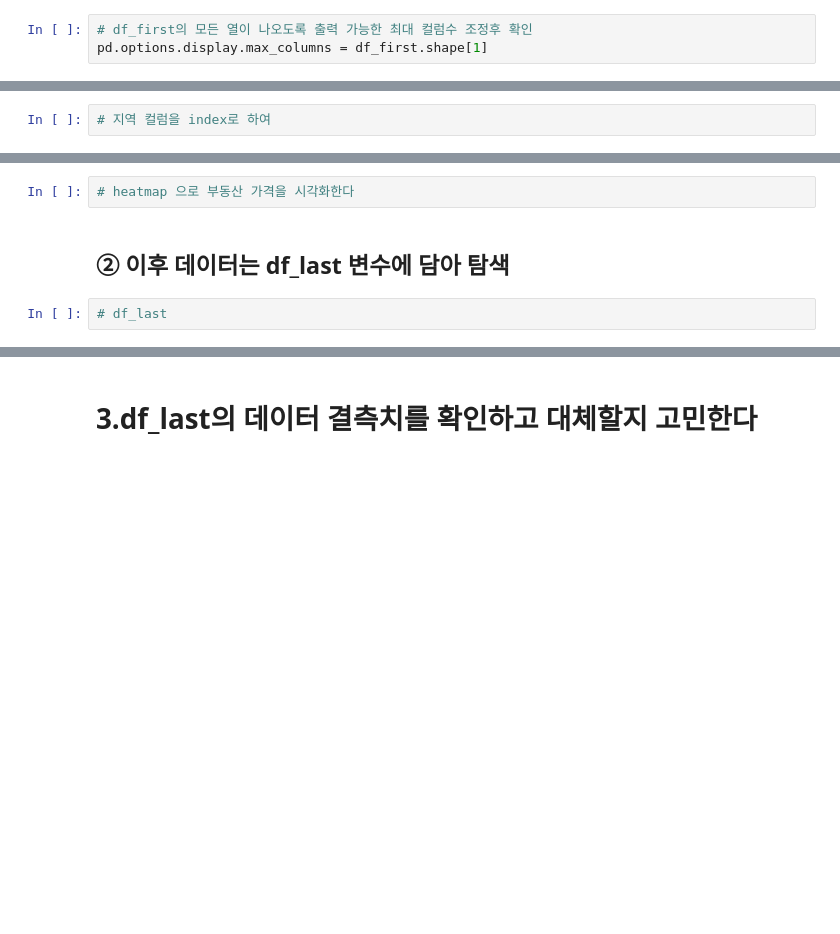
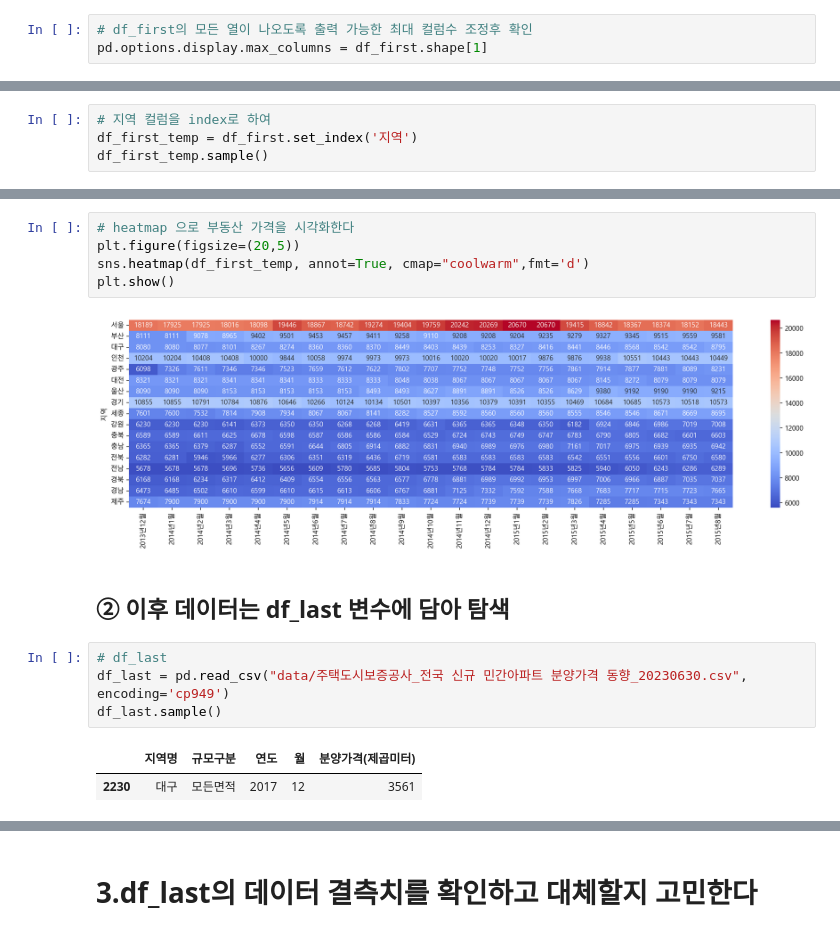
Before and after one commit to pjwbuzz/ivs, a Jupyter notebook: Source/Python/ex1_아파트분양가분석(배포).ipynb, the cells around one changed output, grey strips where cells are left out. Drawn from its saved outputs; the diff is of its cells as text; blank space fills up the shorter version.

```diff
--- a/Source/Python/ex1_아파트분양가분석(배포).ipynb
+++ b/Source/Python/ex1_아파트분양가분석(배포).ipynb
@@ -109,2 +128,4 @@ df_first.tail(1)
 # %%
 # 지역 컬럼을 index로 하여
+df_first_temp = df_first.set_index('지역')
+df_first_temp.sample()
@@ -111,8 +136,18 @@ df_first.tail(1)
 # %%
 # heatmap 으로 부동산 가격을 시각화한다
+plt.figure(figsize=(20,5))
+sns.heatmap(df_first_temp, annot=True, cmap="coolwarm",fmt='d')
+plt.show()
+# %% [output]
+[figure, added]
 # %% [markdown]
 ## ② 이후 데이터는 df_last 변수에 담아 탐색
 # %%
 # df_last
+df_last = pd.read_csv("data/주택도시보증공사_전국 신규 민간아파트 분양가격 동향_20230630.csv", encoding='cp949')
+df_last.sample()
+# %% [output]
+|  | 지역명 | 규모구분 | 연도 | 월 | 분양가격(제곱미터) |
+| 2230 | 대구 | 모든면적 | 2017 | 12 | 3561 |
 # %%
 # head로 파일을 5개만 미리보기합니다
```
Also changed, not shown: parts of 63 cells of this notebook, 4 other files.
